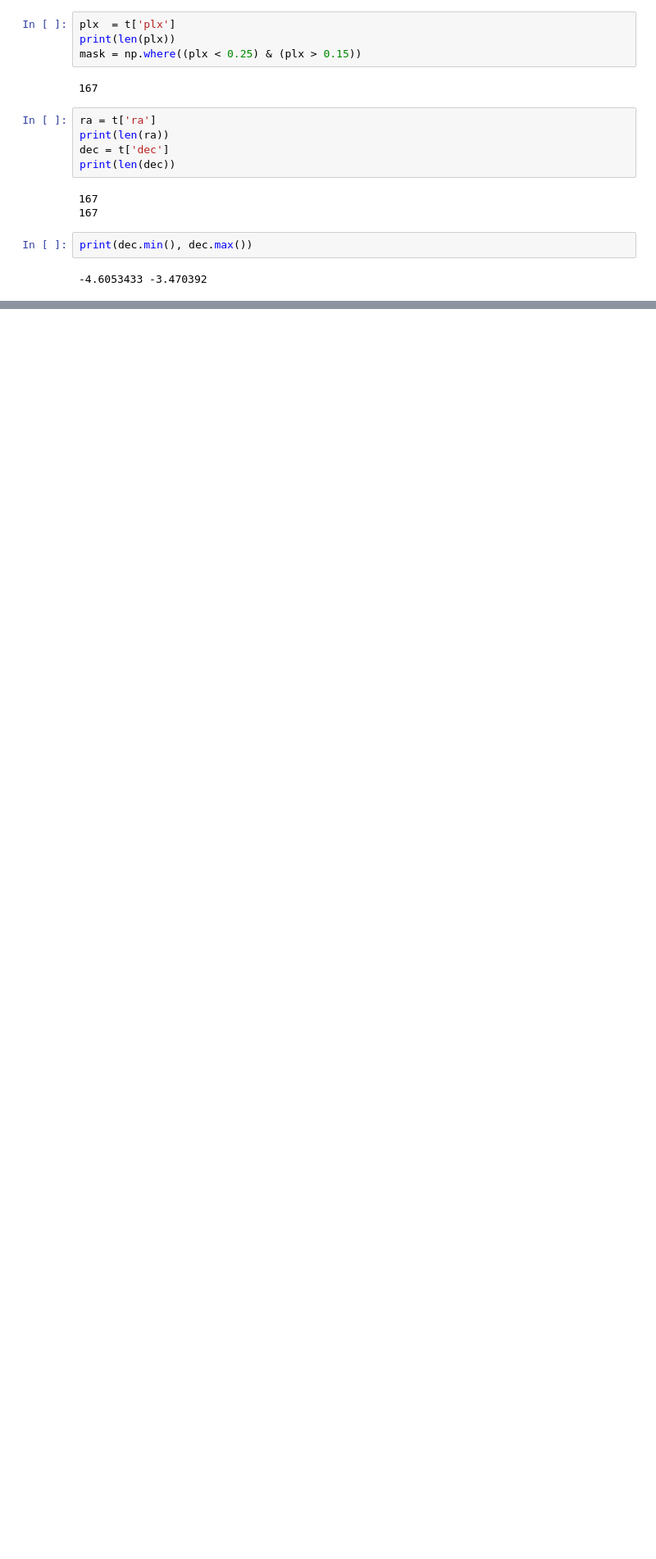
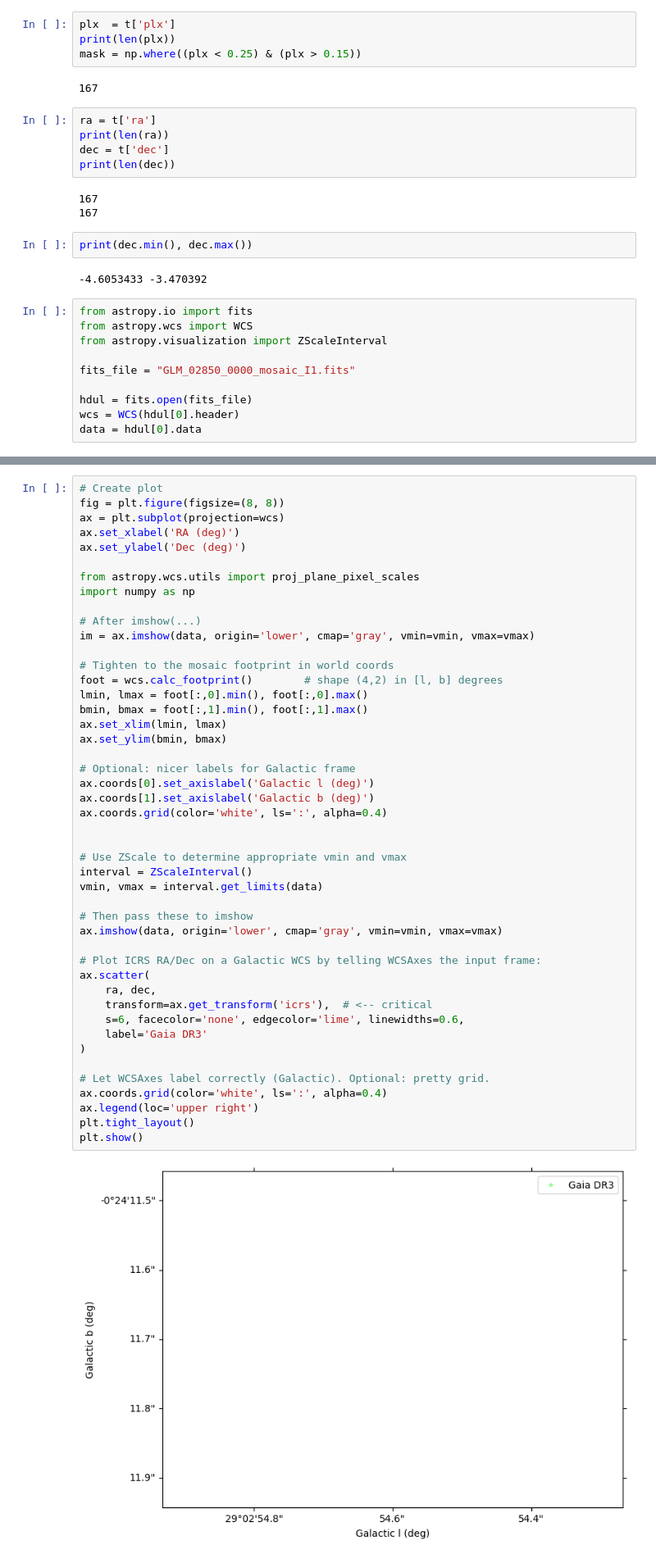
Before and after one commit to sxy6fs/G28.37-Star-Formation, a Jupyter notebook: mapping_g28.ipynb, the cells around one changed output, grey strips where cells are left out. Shown at 82% size. Saved outputs shown, nothing was run; the diff lists cells and outputs as text; blank space fills up the shorter version.

```diff
--- a/mapping_g28.ipynb
+++ b/mapping_g28.ipynb
@@ -42,3 +42,13 @@ print(len(dec))
 print(dec.min(), dec.max())
 # %% [output]
 -4.6053433 -3.470392
+# %%
+from astropy.io import fits
+from astropy.wcs import WCS
+from astropy.visualization import ZScaleInterval
+
+fits_file = "GLM_02850_0000_mosaic_I1.fits"
+
+hdul = fits.open(fits_file)
+wcs = WCS(hdul[0].header)
+data = hdul[0].data
@@ -45 +60,49 @@ print(dec.min(), dec.max())
+# %%
+# Create plot
+fig = plt.figure(figsize=(8, 8))
+ax = plt.subplot(projection=wcs)
+ax.set_xlabel('RA (deg)')
+ax.set_ylabel('Dec (deg)')
+
+from astropy.wcs.utils import proj_plane_pixel_scales
+import numpy as np
+
+# After imshow(...)
+im = ax.imshow(data, origin='lower', cmap='gray', vmin=vmin, vmax=vmax)
+
+# Tighten to the mosaic footprint in world coords
+foot = wcs.calc_footprint()        # shape (4,2) in [l, b] degrees
+lmin, lmax = foot[:,0].min(), foot[:,0].max()
+bmin, bmax = foot[:,1].min(), foot[:,1].max()
+ax.set_xlim(lmin, lmax)
+ax.set_ylim(bmin, bmax)
+
+# Optional: nicer labels for Galactic frame
+ax.coords[0].set_axislabel('Galactic l (deg)')
+ax.coords[1].set_axislabel('Galactic b (deg)')
+ax.coords.grid(color='white', ls=':', alpha=0.4)
+
+
+# Use ZScale to determine appropriate vmin and vmax
+interval = ZScaleInterval()
+vmin, vmax = interval.get_limits(data)
+
+# Then pass these to imshow
+ax.imshow(data, origin='lower', cmap='gray', vmin=vmin, vmax=vmax)
+
+# Plot ICRS RA/Dec on a Galactic WCS by telling WCSAxes the input frame:
+ax.scatter(
+    ra, dec,
+    transform=ax.get_transform('icrs'),  # <-- critical
+    s=6, facecolor='none', edgecolor='lime', linewidths=0.6,
+    label='Gaia DR3'
+)
+
+# Let WCSAxes label correctly (Galactic). Optional: pretty grid.
+ax.coords.grid(color='white', ls=':', alpha=0.4)
+ax.legend(loc='upper right')
+plt.tight_layout()
+plt.show()
+# %% [output]
+[figure, added]
 # %%
```
Also changed, not shown: parts of 2 cells of this notebook.
